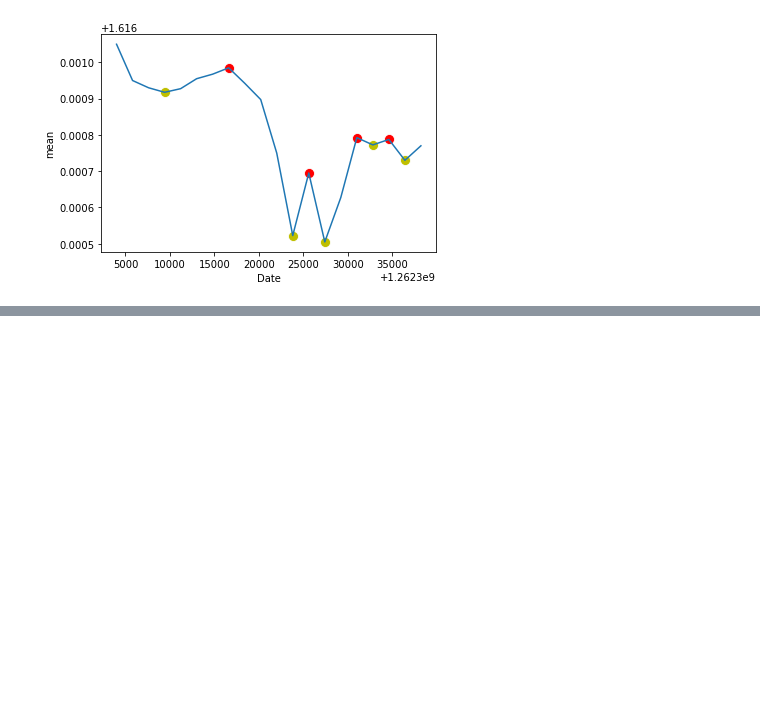
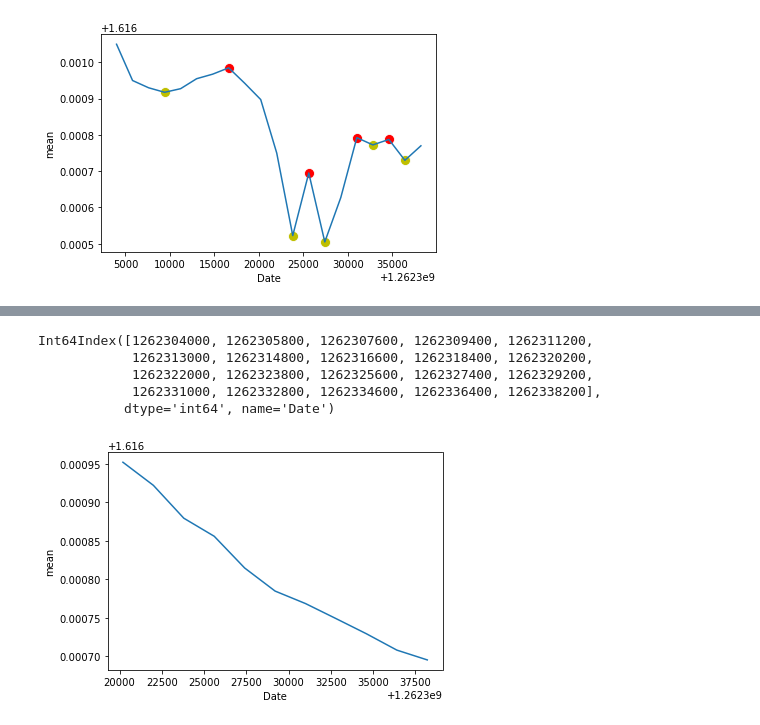
Before and after one commit to denisvivdenko/stock-prices-pattern-recognition, a Jupyter notebook: notebooks/data_preprocessing_for_som_classification.ipynb, the cells around one changed output, grey strips where cells are left out. Drawn from its saved outputs; the diff is of its cells as text; code cells hidden in the pictures; blank space fills up the shorter version.

Commit message:
add trend coef identifier, mean distances between minimums and maximums, identify trend using rolling mean

```diff
--- a/notebooks/data_preprocessing_for_som_classification.ipynb
+++ b/notebooks/data_preprocessing_for_som_classification.ipynb
@@ -127,0 +206,14 @@ sns.scatterplot(y=minimums.values, x=minimums.index, color='y', s=100);
+# %%
+window_means.index
+# %% [output]
+Int64Index([1262304000, 1262305800, 1262307600, 1262309400, 1262311200,
+            1262313000, 1262314800, 1262316600, 1262318400, 1262320200,
+            1262322000, 1262323800, 1262325600, 1262327400, 1262329200,
+            1262331000, 1262332800, 1262334600, 1262336400, 1262338200],
+           dtype='int64', name='Date')
+# %%
+n = 10
+trend = window_means['mean'].rolling(window=n).mean().dropna()
+sns.lineplot(y=trend, x=window_means.index[n - 1:]);
+# %% [output]
+[figure, added]
```
Also changed, not shown: parts of 30 cells of this notebook.
